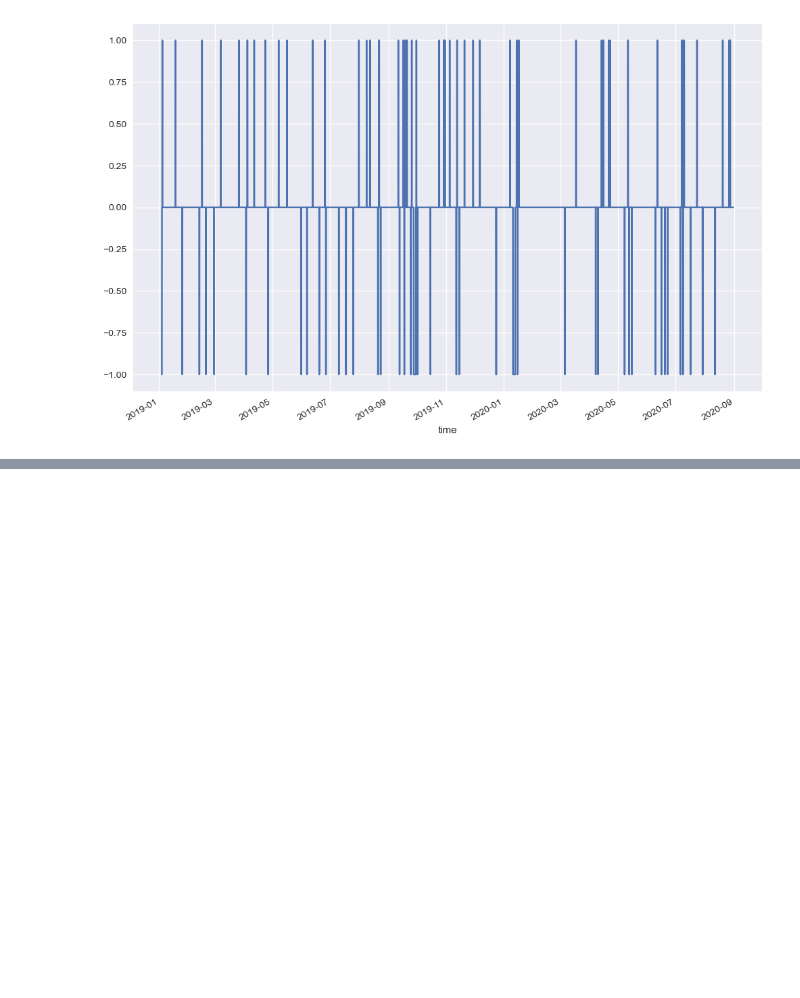
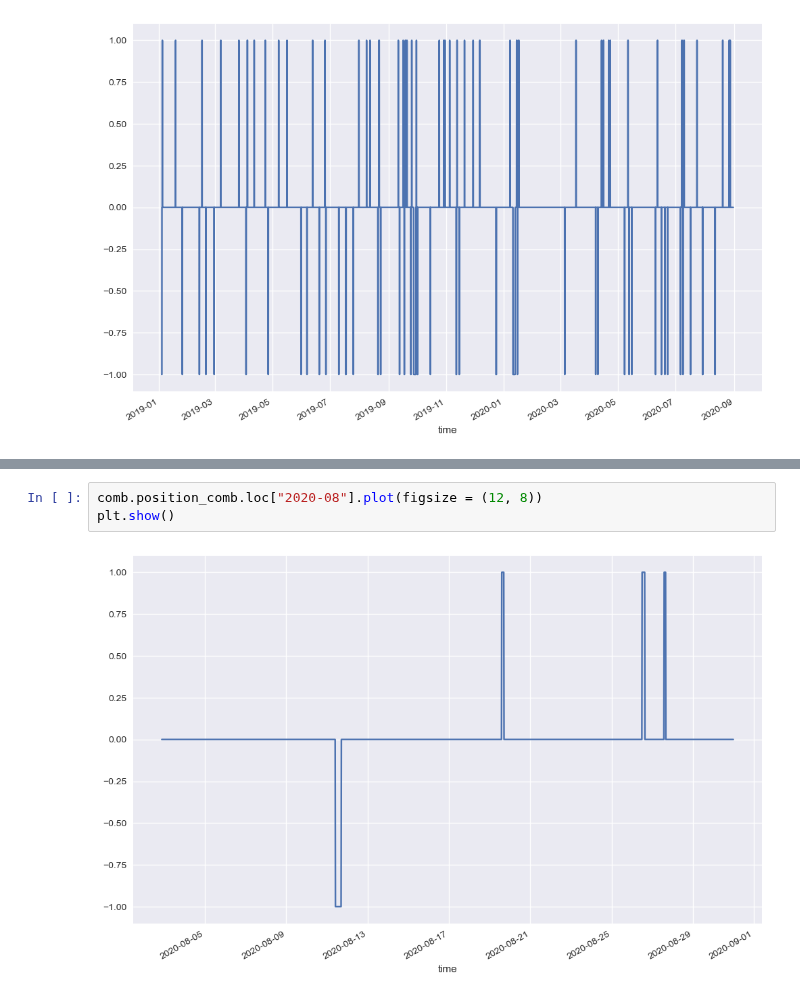
Before and after one commit to apasvenskas/Python-practice-with-financial-data, a Jupyter notebook: MultipleStrategies/TwoOrMoreStrategies.ipynb, the cells around one changed output, grey strips where cells are left out. Cells and saved outputs as stored; diff of their text form; blank space fills up the shorter version.

```diff
--- a/MultipleStrategies/TwoOrMoreStrategies.ipynb
+++ b/MultipleStrategies/TwoOrMoreStrategies.ipynb
@@ -283,0 +323,5 @@ plt.show()
+# %%
+comb.position_comb.loc["2020-08"].plot(figsize = (12, 8))
+plt.show()
+# %% [output]
+[figure, added]
```
Also changed, not shown: parts of 17 cells of this notebook.
